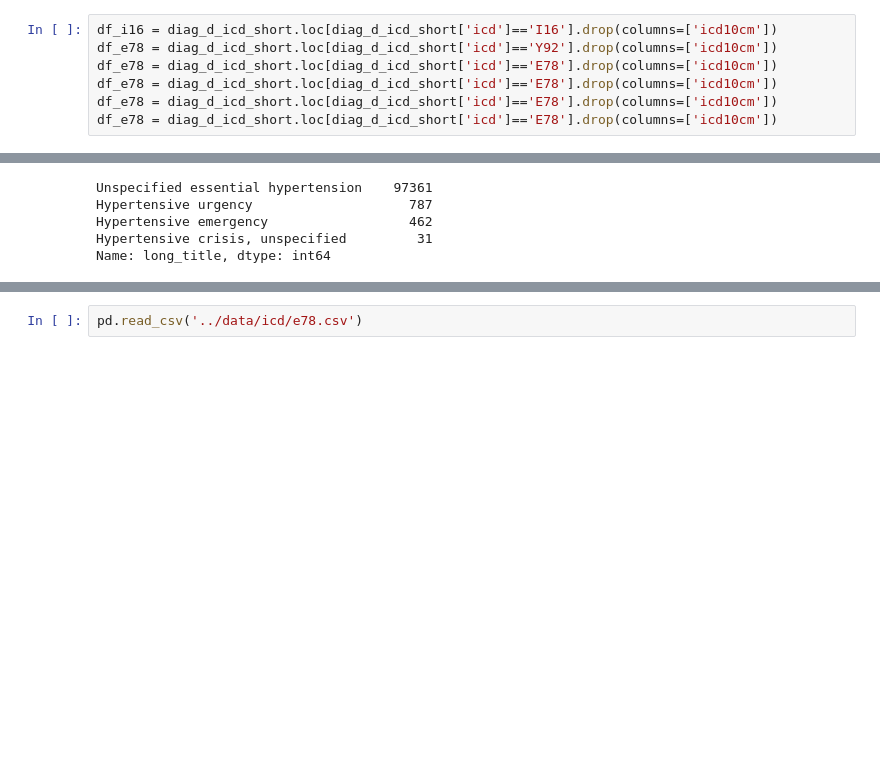
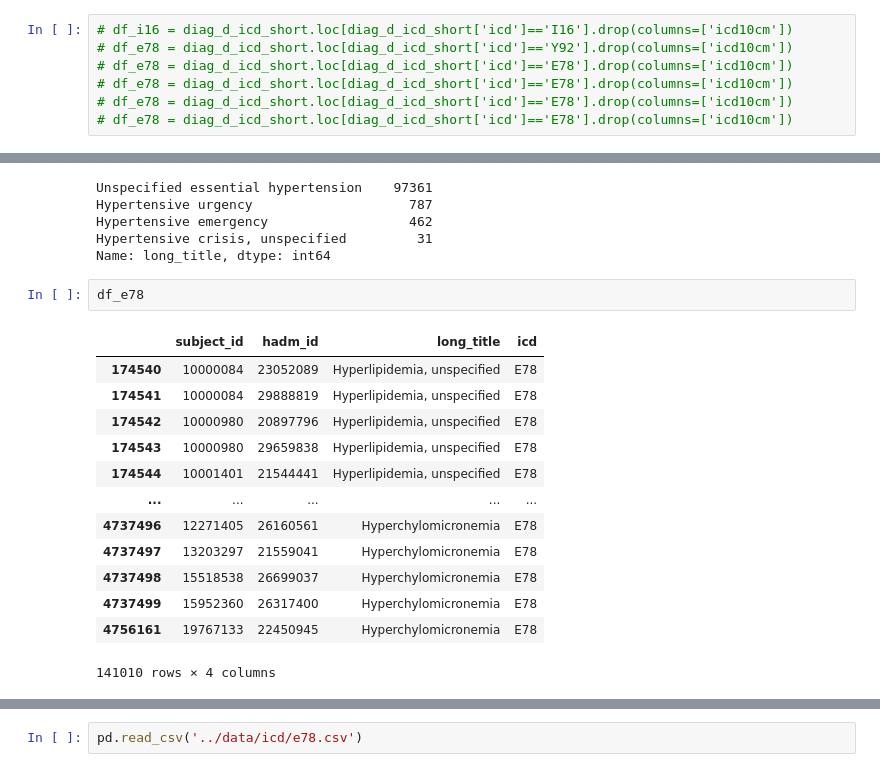
Before and after one commit to smitamisra/EHR_exploration, a Jupyter notebook: notebooks/merge_eda.ipynb, the cells around one changed output, grey strips where cells are left out. Cells and saved outputs as stored; diff of their text form; blank space fills up the shorter version.

```diff
--- a/notebooks/merge_eda.ipynb
+++ b/notebooks/merge_eda.ipynb
@@ -980,12 +980,12 @@ diag_d_icd_short.head()
 # %%
 df_e78 = diag_d_icd_short.loc[diag_d_icd_short['icd']=='E78'].drop(columns=['icd10cm']) #141010 rows × 5 columns
 # %%
-df_i16 = diag_d_icd_short.loc[diag_d_icd_short['icd']=='I16'].drop(columns=['icd10cm'])
-df_e78 = diag_d_icd_short.loc[diag_d_icd_short['icd']=='Y92'].drop(columns=['icd10cm'])
-df_e78 = diag_d_icd_short.loc[diag_d_icd_short['icd']=='E78'].drop(columns=['icd10cm'])
-df_e78 = diag_d_icd_short.loc[diag_d_icd_short['icd']=='E78'].drop(columns=['icd10cm'])
-df_e78 = diag_d_icd_short.loc[diag_d_icd_short['icd']=='E78'].drop(columns=['icd10cm'])
-df_e78 = diag_d_icd_short.loc[diag_d_icd_short['icd']=='E78'].drop(columns=['icd10cm'])
+# df_i16 = diag_d_icd_short.loc[diag_d_icd_short['icd']=='I16'].drop(columns=['icd10cm'])
+# df_e78 = diag_d_icd_short.loc[diag_d_icd_short['icd']=='Y92'].drop(columns=['icd10cm'])
+# df_e78 = diag_d_icd_short.loc[diag_d_icd_short['icd']=='E78'].drop(columns=['icd10cm'])
+# df_e78 = diag_d_icd_short.loc[diag_d_icd_short['icd']=='E78'].drop(columns=['icd10cm'])
+# df_e78 = diag_d_icd_short.loc[diag_d_icd_short['icd']=='E78'].drop(columns=['icd10cm'])
+# df_e78 = diag_d_icd_short.loc[diag_d_icd_short['icd']=='E78'].drop(columns=['icd10cm'])
 # %%
 diag_d_icd.loc[diag_d_icd['icd']=='I16']['long_title'].value_counts()
 # %% [output]
@@ -994,5 +994,21 @@ Hypertensive urgency                    787
 Hypertensive emergency                  462
 Hypertensive crisis, unspecified         31
 Name: long_title, dtype: int64
+# %%
+df_e78
+# %% [output]
+|  | subject_id | hadm_id | long_title | icd |
+| 174540 | 10000084 | 23052089 | Hyperlipidemia, unspecified | E78 |
+| 174541 | 10000084 | 29888819 | Hyperlipidemia, unspecified | E78 |
+| 174542 | 10000980 | 20897796 | Hyperlipidemia, unspecified | E78 |
+| 174543 | 10000980 | 29659838 | Hyperlipidemia, unspecified | E78 |
+| 174544 | 10001401 | 21544441 | Hyperlipidemia, unspecified | E78 |
+| ... | ... | ... | ... | ... |
+| 4737496 | 12271405 | 26160561 | Hyperchylomicronemia | E78 |
+| 4737497 | 13203297 | 21559041 | Hyperchylomicronemia | E78 |
+| 4737498 | 15518538 | 26699037 | Hyperchylomicronemia | E78 |
+| 4737499 | 15952360 | 26317400 | Hyperchylomicronemia | E78 |
+| 4756161 | 19767133 | 22450945 | Hyperchylomicronemia | E78 |
+141010 rows × 4 columns
 # %%
 diag_d_icd_short
```
Also changed, not shown: parts of 19 cells of this notebook, 2 other files.
